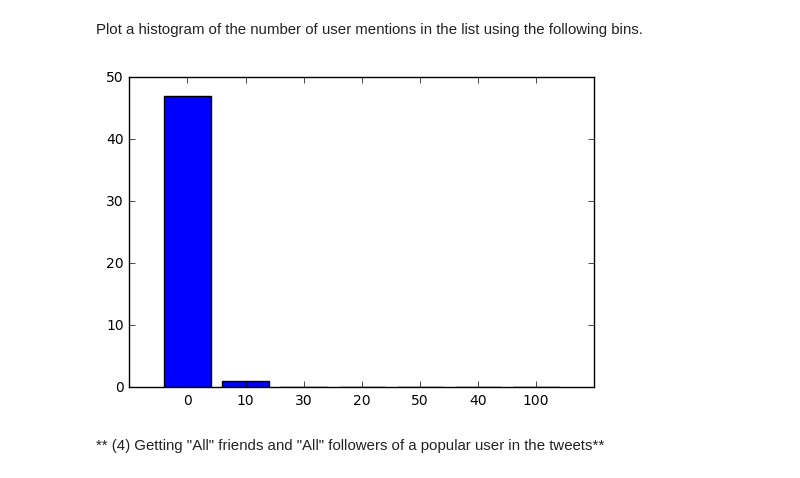
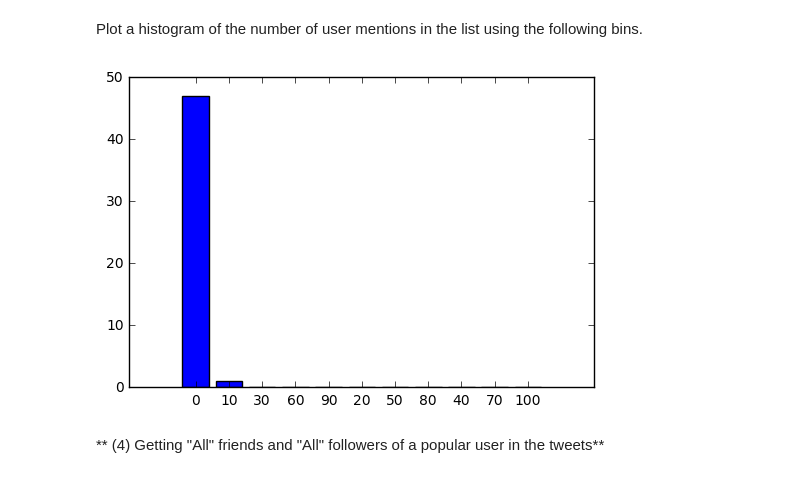
Before and after one commit to Shunderpooch/DS3001-Case-1, a Jupyter notebook: case1.ipynb, the cells around one changed output. Drawn from its saved outputs; the diff is of its cells as text; code cells hidden in the pictures.

```diff
--- a/case1.ipynb
+++ b/case1.ipynb
@@ -276,34 +276,34 @@ supcreators: 2
 # %% [markdown]
 Plot a histogram of the number of user mentions in the list using the following bins.
 # %%
-bins=[0, 10, 20, 30, 40, 50, 100]
+bins=[0, 10, 20, 30, 40, 50, 60, 70, 80, 90, 100]
 
 bins_dict = dict()
 
 # Initialize bins
 for bin in bins:
     bins_dict[bin] = 0
 
 # Put values in bins
 for user in sorted_mentioned_users:
     count = user[1]
     bin_count = (count / 10) * 10
 
     bins_dict[bin_count] += 1
 
 # Sort bins
 sorted_bins = list(reversed(sorted(bins_dict.items(), key=operator.itemgetter(1))))
 
 # Graph histogram
 bin_ids = [bin[0] for bin in sorted_bins]
 bin_vals = [bin[1] for bin in sorted_bins]
 
 bins_len = range(len(bin_ids))
 plt.bar(bins_len, bin_vals, align='center')
 locs, labels = plt.xticks(bins_len, bin_ids)
 plt.show()
 # %% [output]
-[figure, old version]
+[figure, new version]
 # %% [markdown]
 
  ** (4) Getting "All" friends and "All" followers of a popular user in the tweets**
```
